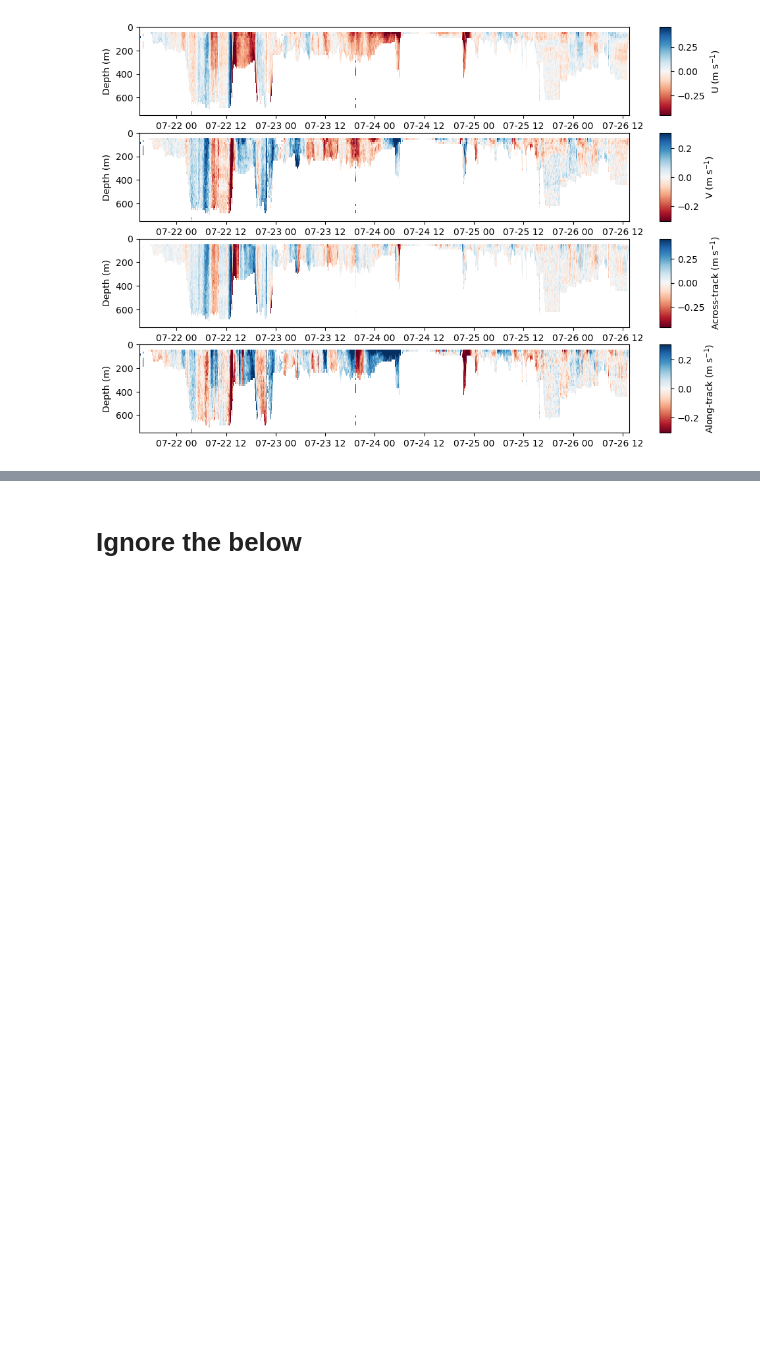
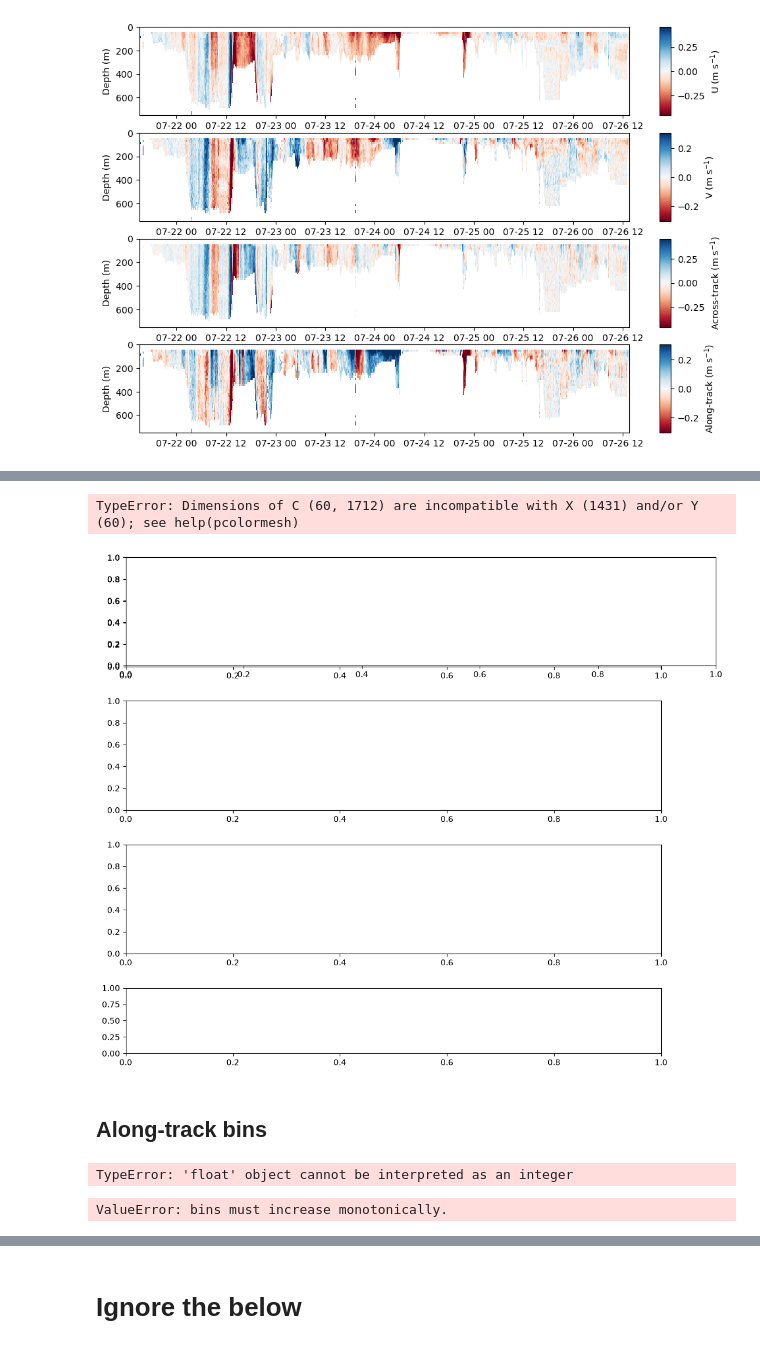
Before and after one commit to jenniferagraham/SD063_Oceanography, a Jupyter notebook: VMADCP/VMADCP_plots.ipynb, the cells around one changed output, grey strips where cells are left out. Cells and saved outputs as stored; diff of their text form; code cells hidden in the pictures; blank space fills up the shorter version.

```diff
--- a/VMADCP/VMADCP_plots.ipynb
+++ b/VMADCP/VMADCP_plots.ipynb
@@ -388,0 +547,3 @@ several maps with arrows of velocity at e.g. "surface", 100m, 300m, bottom
+# %%
+# Write dimension attributes (units, long_name, valid data range)
+ds['distance_along_profile'].attrs = {'long_name':'distance from starting location','units':'km','valid_min':'0'}
@@ -388,0 +570,73 @@ several maps with arrows of velocity at e.g. "surface", 100m, 300m, bottom
+# %%
+fig = plt.figure(figsize=(13, 11))
+
+gs = fig.add_gridspec(
+    nrows=4, ncols=2,
+    width_ratios=[1.0, 0.06],
+    height_ratios=[1.0, 1.0, 1.0, 0.6],
+    hspace=0.35, wspace=0.08
+)
+
+ax1 = fig.add_subplot(gs[0, 0])
+ax2 = fig.add_subplot(gs[1, 0], sharex=ax1)
+ax_pg = fig.add_subplot(gs[2, 0], sharex=ax1)
+ax3 = fig.add_subplot(gs[3, 0], sharex=ax1)
+
+#cax1 = fig.add_subplot(gs[0, 1])
+#cax2 = fig.add_subplot(gs[1, 1])
+#cax3 = fig.add_subplot(gs[2, 1])
+
+y_depth = ds.depth.median('time') # time has same size as distance along profile, so can take depth average wrt it.
+
+plt.subplot(4, 1, 1)
+# U
+v_max = np.abs(ds.u).quantile(0.98)
+pc = plt.pcolormesh(ds.distance_along_profile, y_depth, ds.u.transpose(),
+                      cmap="RdBu_r", vmin=-v_max, vmax=v_max,
+                      shading="nearest")
+plt.ylim(max_depth_plot, 0)
+plt.ylabel("Depth (m)")
+cb1 = plt.colorbar(pc, aspect=8)
+cb1.set_label("U (m s$^{-1}$)")
+
+plt.subplot(4, 1, 2)
+# V
+v_max = np.abs(ds.v).quantile(0.98)
+pc = plt.pcolormesh(ds.distance_along_profile, y_depth, ds.v.transpose(),
+                      cmap="RdBu_r", vmin=-v_max, vmax=v_max,
+                      shading="nearest")
+plt.ylim(max_depth_plot, 0)
+plt.ylabel("Depth (m)")
+cb1 = plt.colorbar(pc, aspect=8)
+cb1.set_label("V (m s$^{-1}$)")
+
+plt.subplot(4, 1, 3)
+# Across-track
+v_max = np.abs(ds.u).quantile(0.98)
+pc = plt.pcolormesh(ds.distance_along_profile, y_depth, ds.across_vel.transpose(),
+                      cmap="RdBu_r", vmin=-v_max, vmax=v_max,
+                      shading="nearest")
+plt.ylim(max_depth_plot, 0)
+plt.ylabel("Depth (m)")
+cb1 = plt.colorbar(pc, aspect=8)
+cb1.set_label("Across-track (m s$^{-1}$)")
+
+plt.subplot(4, 1, 4)
+# Along-track
+v_max = np.abs(ds.v).quantile(0.98)
+pc = plt.pcolormesh(ds.distance_along_profile, y_depth, ds.along_vel.transpose(),
+                      cmap="RdBu_r", vmin=-v_max, vmax=v_max,
+                      shading="nearest")
+plt.ylim(max_depth_plot, 0)
+plt.ylabel("Depth (m)")
+cb1 = plt.colorbar(pc, aspect=8)
+cb1.set_label("Along-track (m s$^{-1}$)")
+# %% [output]
+TypeError: Dimensions of C (60, 1712) are incompatible with X (1431) and/or Y (60); see help(pcolormesh)
+[figure, added]
+# %% [markdown]
+## Along-track bins
+# %%
+range(ds.distance_along_profile.min(),bin_size,ds.distance_along_profile.max())
+# %% [output]
+TypeError: 'float' object cannot be interpreted as an integer
@@ -388,0 +647,4 @@ several maps with arrows of velocity at e.g. "surface", 100m, 300m, bottom
+# %%
+ds.groupby_bins("distance_along_profile",bin_edges).groups # Using Dataset.groupby_bins()
+# %% [output]
+ValueError: bins must increase monotonically.
```
Also changed, not shown: parts of 28 cells of this notebook.
